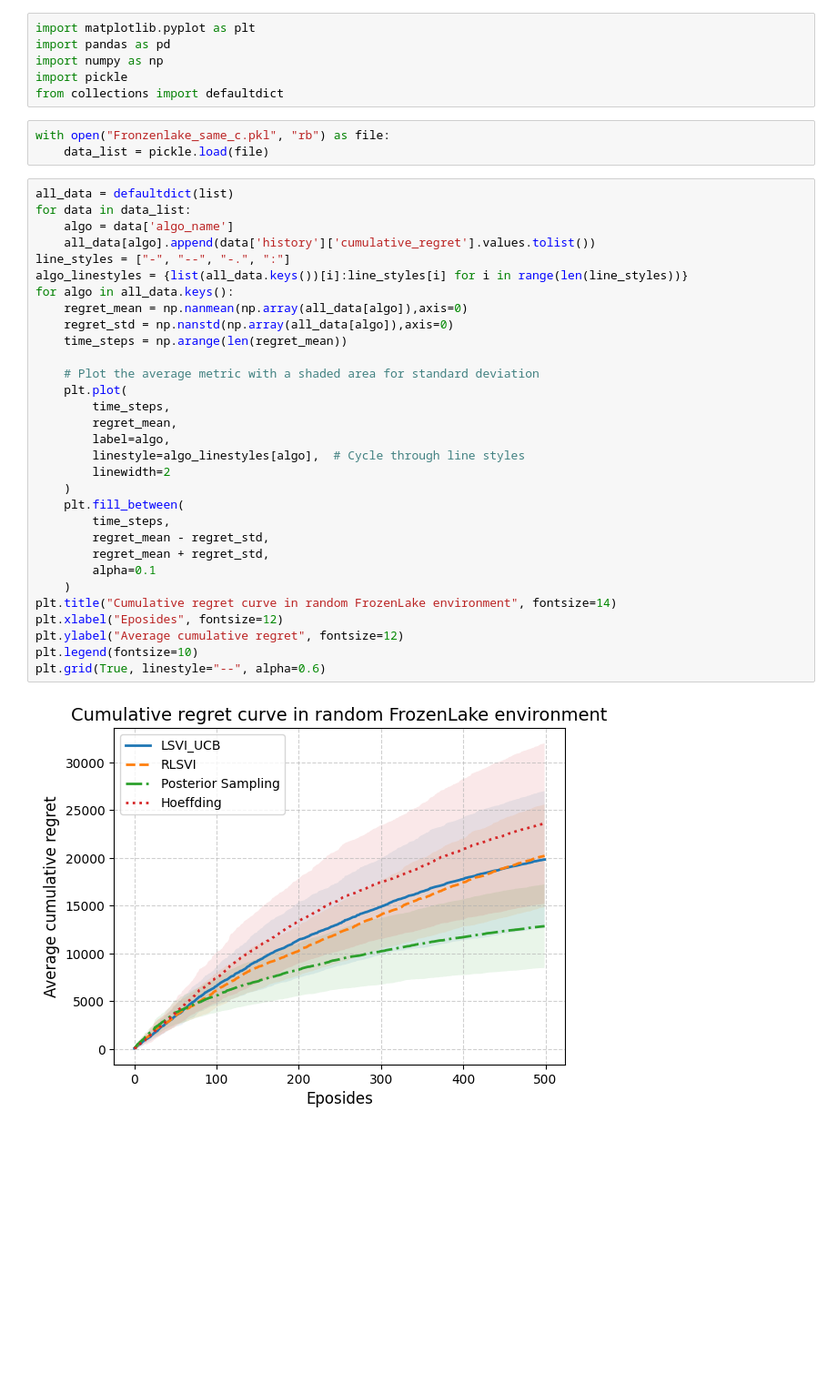
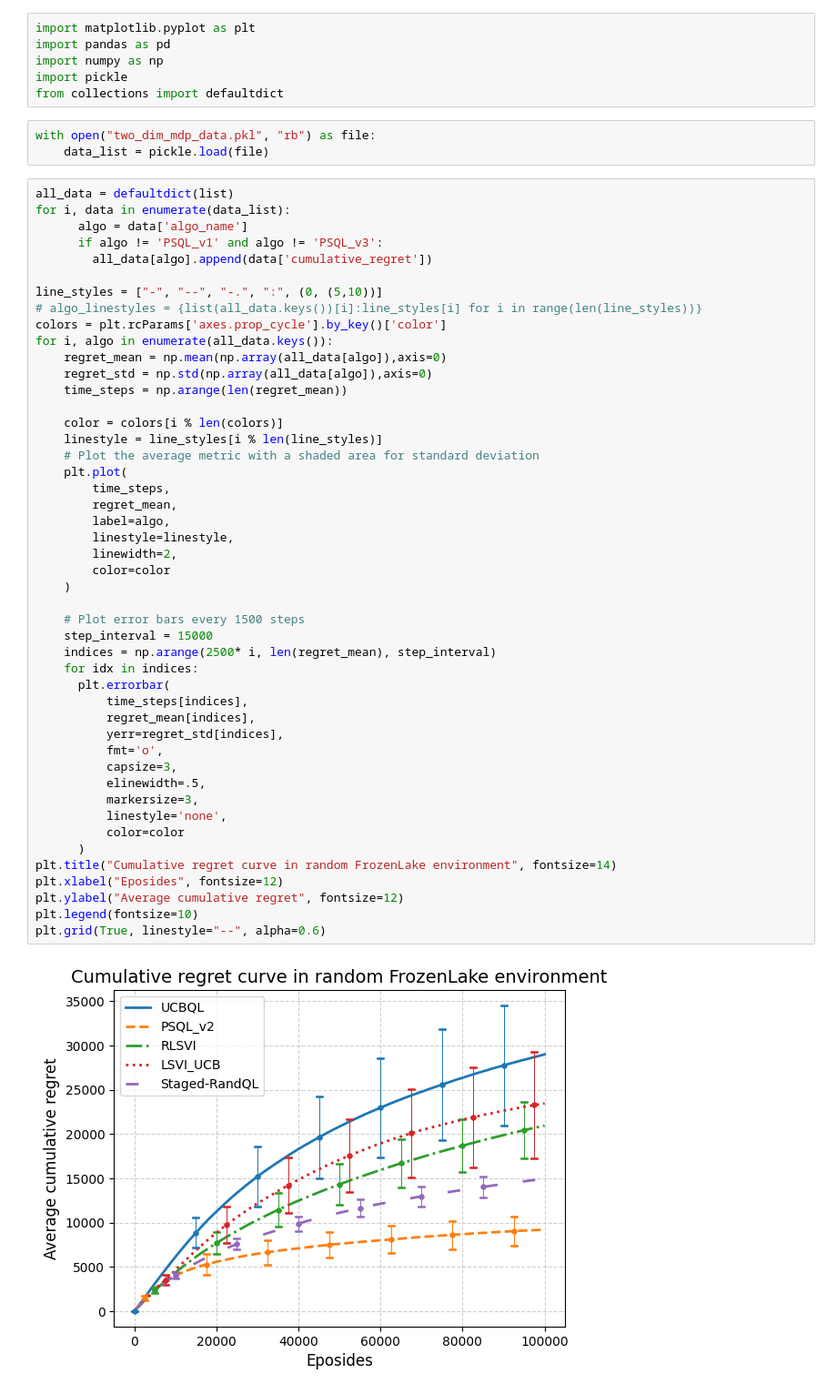
Before and after one commit to AzmatAzat/PEQL, a Jupyter notebook: Visualization_PEQL.ipynb, the cells around one changed output. Shown: that part at 91% size. Drawn from its saved outputs; the diff is of its cells as text; blank space fills up the shorter version.

Commit message:
added new algo RandQL

```diff
--- a/Visualization_PEQL.ipynb
+++ b/Visualization_PEQL.ipynb
@@ -5,39 +5,55 @@ import numpy as np
 import pickle
 from collections import defaultdict
 # %%
-with open("Fronzenlake_same_c.pkl", "rb") as file:
+with open("two_dim_mdp_data.pkl", "rb") as file:
     data_list = pickle.load(file)
 # %%
 all_data = defaultdict(list)
-for data in data_list:
-    algo = data['algo_name']
-    all_data[algo].append(data['history']['cumulative_regret'].values.tolist())
-line_styles = ["-", "--", "-.", ":"]
-algo_linestyles = {list(all_data.keys())[i]:line_styles[i] for i in range(len(line_styles))}
-for algo in all_data.keys():
-    regret_mean = np.nanmean(np.array(all_data[algo]),axis=0)
-    regret_std = np.nanstd(np.array(all_data[algo]),axis=0)
+for i, data in enumerate(data_list):
+      algo = data['algo_name']
+      if algo != 'PSQL_v1' and algo != 'PSQL_v3':
+        all_data[algo].append(data['cumulative_regret'])
+
+line_styles = ["-", "--", "-.", ":", (0, (5,10))]
+# algo_linestyles = {list(all_data.keys())[i]:line_styles[i] for i in range(len(line_styles))}
+colors = plt.rcParams['axes.prop_cycle'].by_key()['color']
+for i, algo in enumerate(all_data.keys()):
+    regret_mean = np.mean(np.array(all_data[algo]),axis=0)
+    regret_std = np.std(np.array(all_data[algo]),axis=0)
     time_steps = np.arange(len(regret_mean))
 
+    color = colors[i % len(colors)]
+    linestyle = line_styles[i % len(line_styles)]
     # Plot the average metric with a shaded area for standard deviation
     plt.plot(
         time_steps,
         regret_mean,
         label=algo,
-        linestyle=algo_linestyles[algo],  # Cycle through line styles
-        linewidth=2
+        linestyle=linestyle,
+        linewidth=2,
+        color=color
     )
-    plt.fill_between(
-        time_steps,
-        regret_mean - regret_std,
-        regret_mean + regret_std,
-        alpha=0.1
-    )
+
+    # Plot error bars every 1500 steps
+    step_interval = 15000
+    indices = np.arange(2500* i, len(regret_mean), step_interval)
+    for idx in indices:
+      plt.errorbar(
+          time_steps[indices],
+          regret_mean[indices],
+          yerr=regret_std[indices],
+          fmt='o',
+          capsize=3,
+          elinewidth=.5,
+          markersize=3,
+          linestyle='none',
+          color=color
+      )
 plt.title("Cumulative regret curve in random FrozenLake environment", fontsize=14)
 plt.xlabel("Eposides", fontsize=12)
 plt.ylabel("Average cumulative regret", fontsize=12)
 plt.legend(fontsize=10)
 plt.grid(True, linestyle="--", alpha=0.6)
 # %% [output]
-[figure, old version]
+[figure, new version]
 # %%
```
Also changed, not shown: parts of 2 cells of this notebook, 1 other file.
